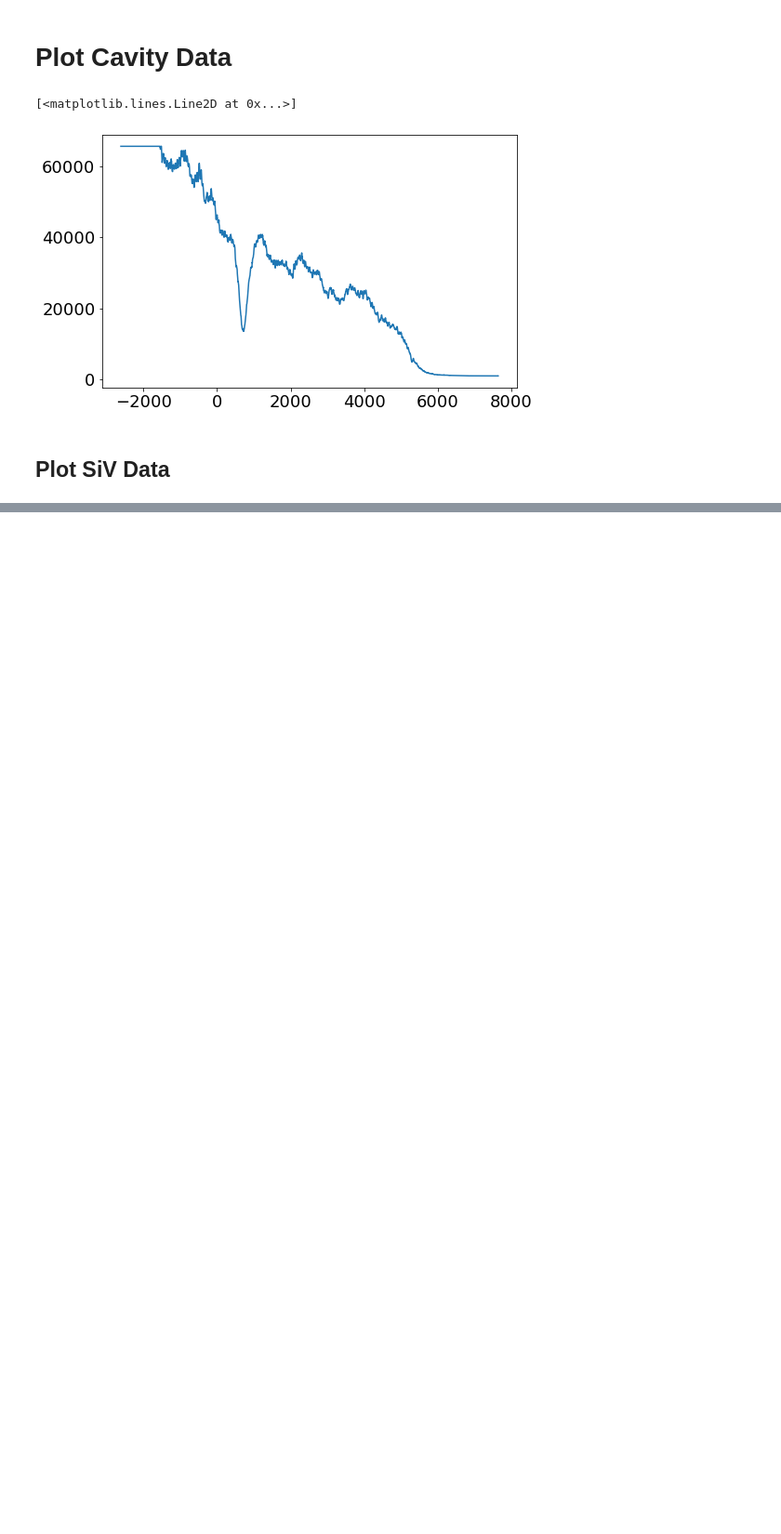
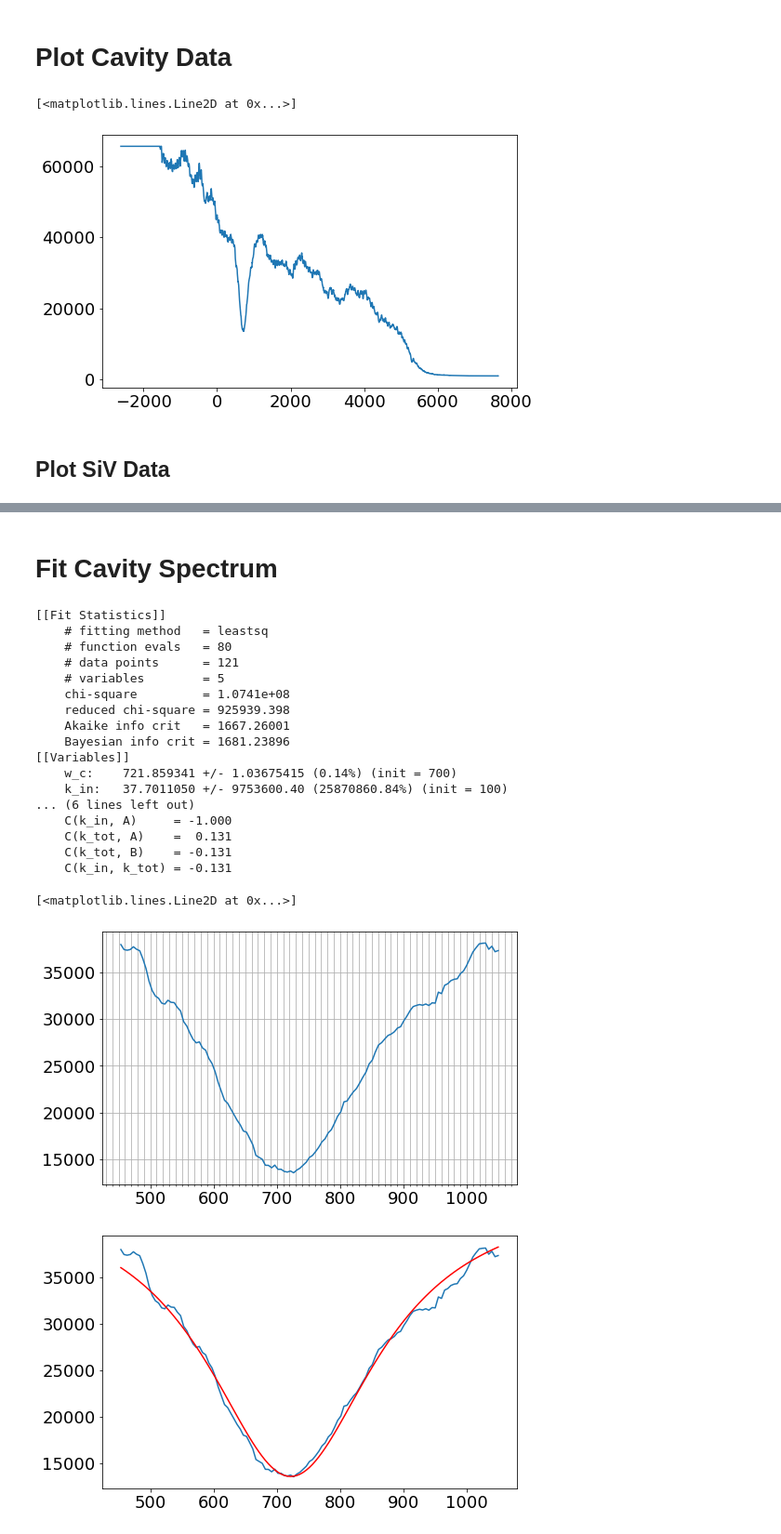
Before and after one commit to huanyanqi/siv-cqed-model, a Jupyter notebook: notebooks/fitting data - 20210324.ipynb, the cells around one changed output, grey strips where cells are left out. Shown at 93% size. Cells and saved outputs as stored; diff of their text form; code cells hidden in the pictures; blank space fills up the shorter version.

```diff
--- a/notebooks/fitting data - 20210324.ipynb
+++ b/notebooks/fitting data - 20210324.ipynb
@@ -343,0 +66,55 @@ plt.show()
+# %% [markdown]
+# Fit Cavity Spectrum
+# %%
+freq_lo = 450
+freq_hi = 1050
+
+cavity_freqs_filtered = cavity_freqs[np.logical_and(freq_lo < cavity_freqs, cavity_freqs < freq_hi)]
+cavity_counts_filtered = cavity_counts[np.logical_and(freq_lo < cavity_freqs, cavity_freqs < freq_hi)]
+plt.plot(cavity_freqs_filtered, cavity_counts_filtered)
+
+plt.gca().xaxis.set_minor_locator(MultipleLocator(10))
+plt.gca().yaxis.set_minor_locator(MultipleLocator(5000))
+plt.grid(which='both')
+
+##############################
+
+params = Parameters()
+params.add_many(
+    Parameter('w_c', value=700, min=690, max=730),
+    Parameter('k_in', value=100, min=0, max=1000),
+    Parameter('k_tot', value=100, min=0, max=1000),
+    Parameter('A', value=40000, min=0, max=70000),
+    Parameter('B', value=0.1, min=0, max=1000),
+)
+
+results = fitter.fit_reflection(params, cavity_freqs_filtered, cavity_counts_filtered, fit_func=fitter.cavity_ref)
+lmfit.report_fit(results)
+
+# Compare actual data with fit. Have to add the y-data to the prediction since the function subtracted the y-data
+# in its definition (so that it can try to minimize that function value)
+# Alternative: plt.plot(cavity_freqs_filtered, cavity_counts_filtered + results.residual, 'r')
+plt.figure()
+plt.plot(cavity_freqs_filtered, cavity_counts_filtered)
+plt.plot(cavity_freqs_filtered, fitter.cavity_ref(results.params, cavity_freqs_filtered, cavity_counts_filtered) + cavity_counts_filtered, 'r')
+# %% [output]
+[[Fit Statistics]]
+    # fitting method   = leastsq
+    # function evals   = 80
+    # data points      = 121
+    # variables        = 5
+    chi-square         = 1.0741e+08
+    reduced chi-square = 925939.398
+    Akaike info crit   = 1667.26001
+    Bayesian info crit = 1681.23896
+[[Variables]]
+    w_c:    721.859341 +/- 1.03675415 (0.14%) (init = 700)
+    k_in:   37.7011050 +/- 9753600.40 (25870860.84%) (init = 100)
+... (6 lines left out)
+    C(k_in, A)     = -1.000
+    C(k_tot, A)    =  0.131
+    C(k_tot, B)    = -0.131
+    C(k_in, k_tot) = -0.131
+[<matplotlib.lines.Line2D at 0x...>]
+[figure, added]
+[figure, added]
```
Also changed, not shown: parts of 34 cells of this notebook.
